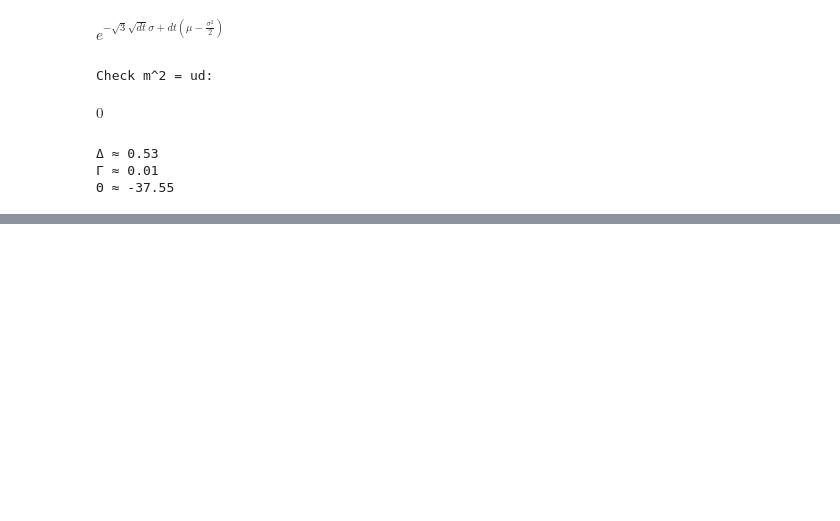
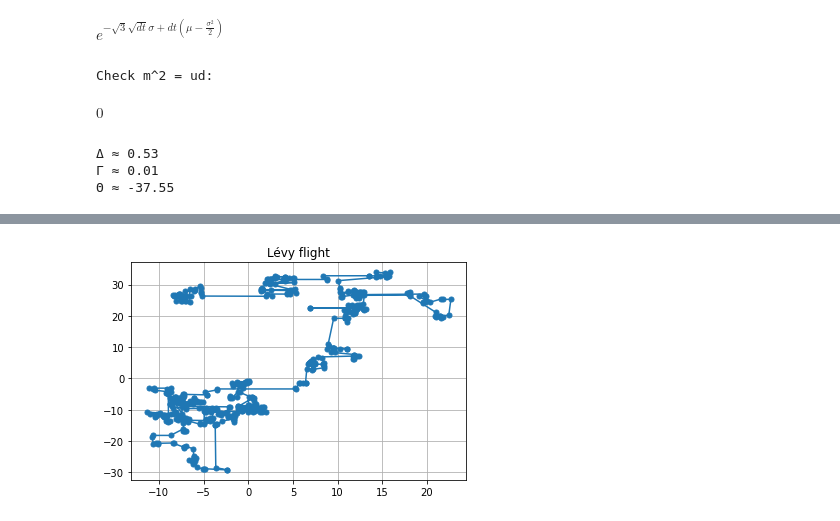
Before and after one commit to Tony-578378/Practical-Tasks, a Jupyter notebook: Quantitative_Finance.ipynb, the cells around one changed output, grey strips where cells are left out. Saved outputs shown, nothing was run; the diff lists cells and outputs as text; code cells hidden in the pictures; blank space fills up the shorter version.

```diff
--- a/Quantitative_Finance.ipynb
+++ b/Quantitative_Finance.ipynb
@@ -547,0 +592,9 @@ print(f"Θ ≈ {theta:.2f}")#All else being equal, the rate of change of the Ame
+# %%
+# Visualise Lévy flight
+plt.plot(x, y, marker = 'o', markersize = 5)
+plt.title("Lévy flight")
+plt.grid(True)
+plt.show()
+#Most of them are short steps while some are large ones, indicating a Pareto distribution.
+# %% [output]
+[figure, added]
```
Also changed, not shown: parts of 6 cells of this notebook.
